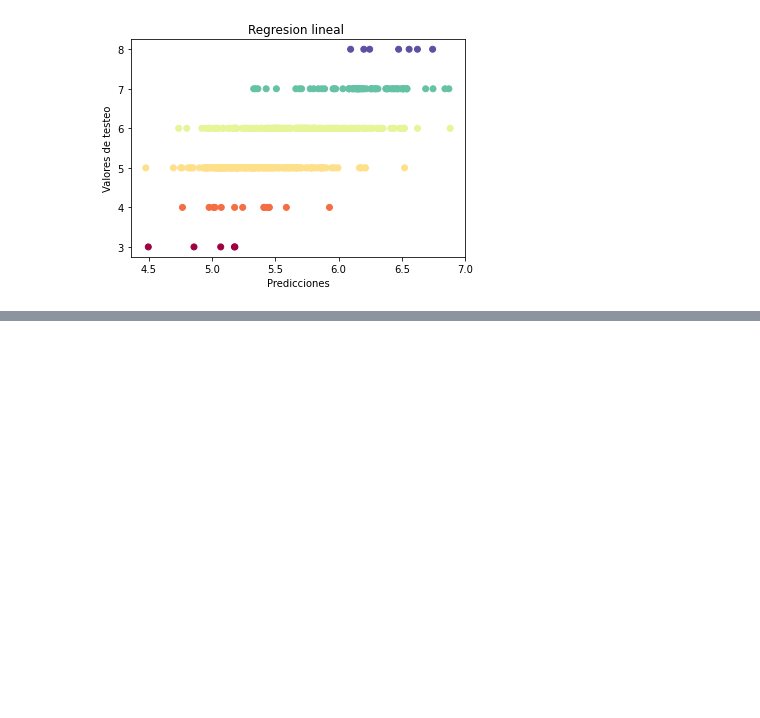
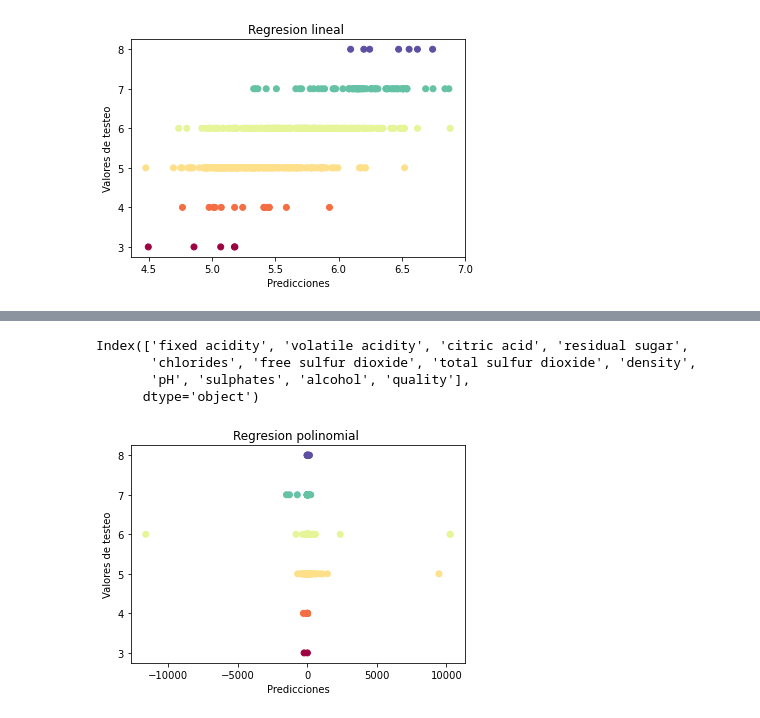
Before and after one commit to SeisCaras/Proyecto1_aprendizaje, a Jupyter notebook: vinos.ipynb, the cells around one changed output, grey strips where cells are left out. Saved outputs shown, nothing was run; the diff lists cells and outputs as text; code cells hidden in the pictures; blank space fills up the shorter version.

```diff
--- a/vinos.ipynb
+++ b/vinos.ipynb
@@ -102,0 +155,30 @@ plt.show()
+# %%
+df.columns
+# %% [output]
+Index(['fixed acidity', 'volatile acidity', 'citric acid', 'residual sugar',
+       'chlorides', 'free sulfur dioxide', 'total sulfur dioxide', 'density',
+       'pH', 'sulphates', 'alcohol', 'quality'],
+      dtype='object')
+# %%
+X = df[['fixed acidity', 'volatile acidity', 'citric acid', 'residual sugar',
+       'chlorides', 'free sulfur dioxide', 'total sulfur dioxide', 'density',
+       'pH', 'sulphates', 'alcohol']]
+y = df['quality']
+# %%
+X_train, X_test, y_train, y_test = train_test_split(X, y, test_size=0.2, random_state=10)
+# %%
+model = LinearRegression()
+poly = PolynomialFeatures(degree=7)
+X_poly = poly.fit_transform(X_train)
+# %%
+model.fit(X_poly, y_train)
+y_predicted = model.predict(poly.fit_transform(X_test))
+# %%
+plt.scatter(y_predicted, y_test, c=y_test, cmap='Spectral')
+#plt.colorbar()
+plt.title('Regresion polinomial ')
+plt.xlabel('Predicciones')
+plt.ylabel('Valores de testeo')
+plt.show()
+# %% [output]
+[figure, added]
```
Also changed, not shown: parts of 13 cells of this notebook, 1 other file.
